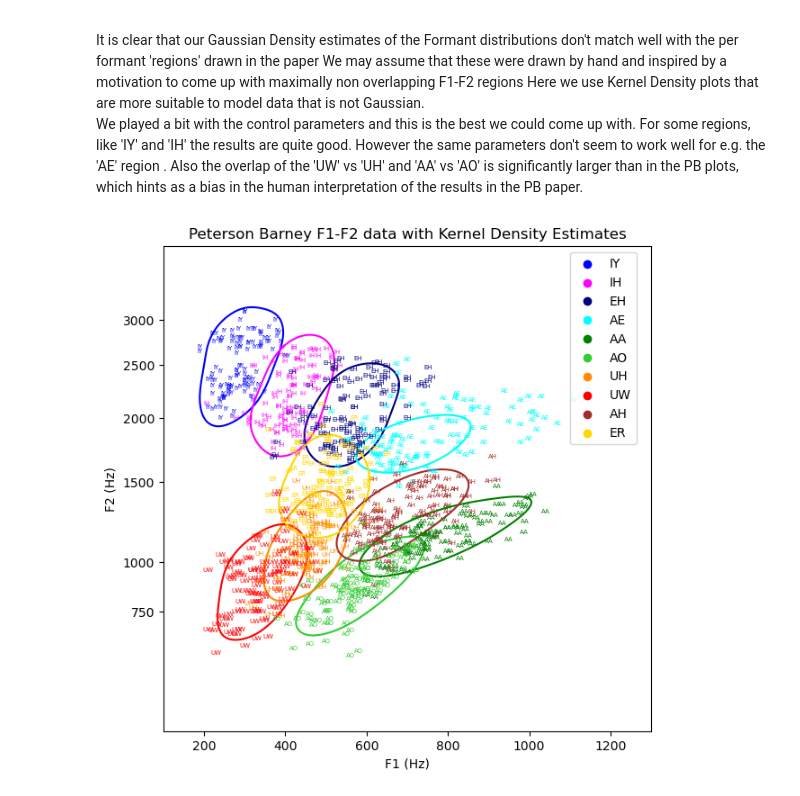
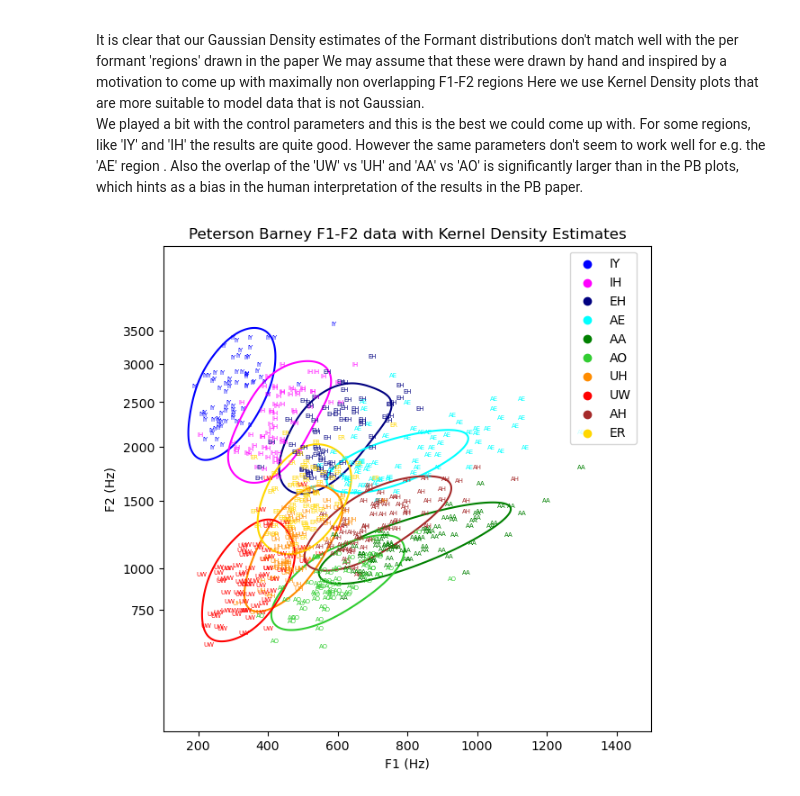
Before and after one commit to compi1234/spchlab, a Jupyter notebook: lab03_source_filter/PetersonBarney.ipynb, the cells around one changed output. Drawn from its saved outputs; the diff is of its cells as text; code cells hidden in the pictures.

```diff
--- a/lab03_source_filter/PetersonBarney.ipynb
+++ b/lab03_source_filter/PetersonBarney.ipynb
@@ -104,3 +104,26 @@ sns.set_palette(cmap)
+# %%
+SCALE = 'HTK'
+def f2m(f):
+    if SCALE == 'HTK':
+        return(librosa.hz_to_mel(f,htk=True))
+    else:
+        return(f)
+def m2f(m):
+    if SCALE == 'HTK':
+        return(librosa.mel_to_hz(m,htk=True))
+    else:
+        return(m)
+
+# set up default yticks for the F2 axis
+yticks = np.array([750,1000,1500,2000,2500,3000,3500])
+yticks_l= f2m(yticks)
+ytick_labels = ["750","1000","1500","2000","2500","3000","3500"]
+ylim = [500,3900]
+xlim = [100,1500]
+# %%
+# add the transformed data as extra columns to the DataFrame
+data['F2t']=f2m(data['F2'])
+data['F3t']=f2m(data['F3'])
 # %% [markdown]
 ### Compute average Formant Values
 The computations are done gender independent and gender dependent
@@ -148,18 +166,0 @@ display(formants_gd.T)
-# %%
-# To be consistent with the figures below where we plot on semilog axis (F1 linear, F2 logarithmic)
-# we should average over log values of F2 and F3 and then convert back to Hz
-# we will denote F2l and F3l to emphasize such internal transformations
-# all by all the effect is minimal
-data['F2l']=f2m(data['F2'])
-data['F3l']=f2m(data['F3'])
-formants_all = data.groupby(by=["vowel"]).mean().loc[vowels]
-formants_gd = data.groupby(by=["vowel","gender"]).mean().unstack().loc[vowels]
-
-# if you want to view F2l reconverted to Hz uncomment the lines below
-formants_all['F2'] = m2f(formants_all['F2l'])
-formants_all['F3'] = m2f(formants_all['F3l'])
-formants_gd['F2'] = m2f(formants_gd['F2l'])
-formants_gd['F3'] = m2f(formants_gd['F3l'])
-
-display(formants_all.T)
-display(formants_gd.T)
@@ -261,12 +238,12 @@ don't seem to work well for e.g. the 'AE' region .  Also the overlap of the 'UW'
 # %%
 #
 fig4 = deepcopy(fig1)
 ax = fig4.axes[0]
-sns.kdeplot(data, x="F1", y="F2l",hue="vowel", ax=ax, hue_order=vowels,levels=[ 0.35 ],bw_adjust=1.8,legend=None)
+sns.kdeplot(data, x="F1", y="F2t",hue="vowel", ax=ax, hue_order=vowels,levels=[ 0.35 ],bw_adjust=1.8,legend=None)
 ax.set_title('Peterson Barney F1-F2 data with Kernel Density Estimates');
 fig4
 # %% [output]
-[figure, old version]
+[figure, new version]
 # %%
 # convert the full notebook
 ! jupyter nbconvert PetersonBarney.ipynb --to html
```
Also changed, not shown: parts of 18 cells of this notebook, 3 other files.
